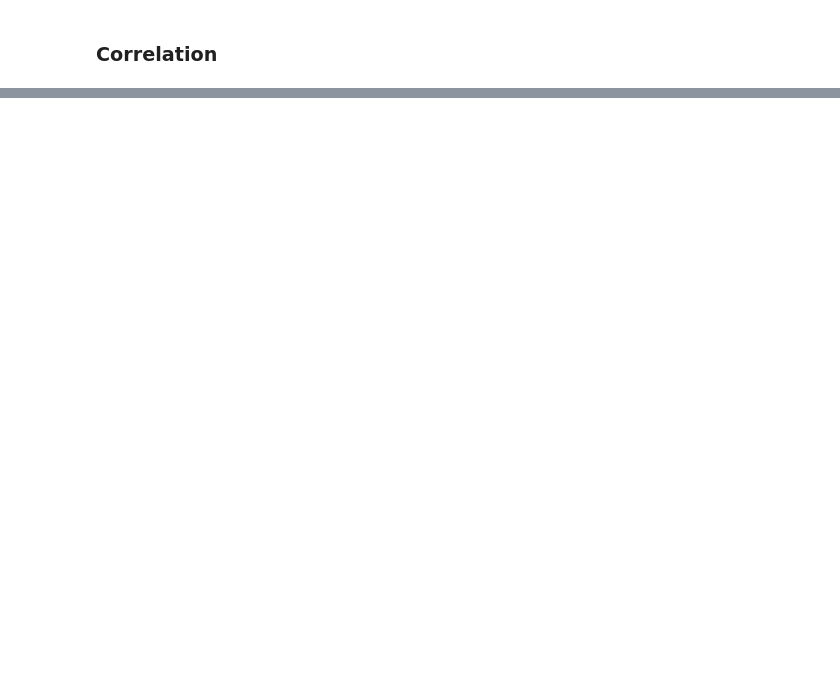
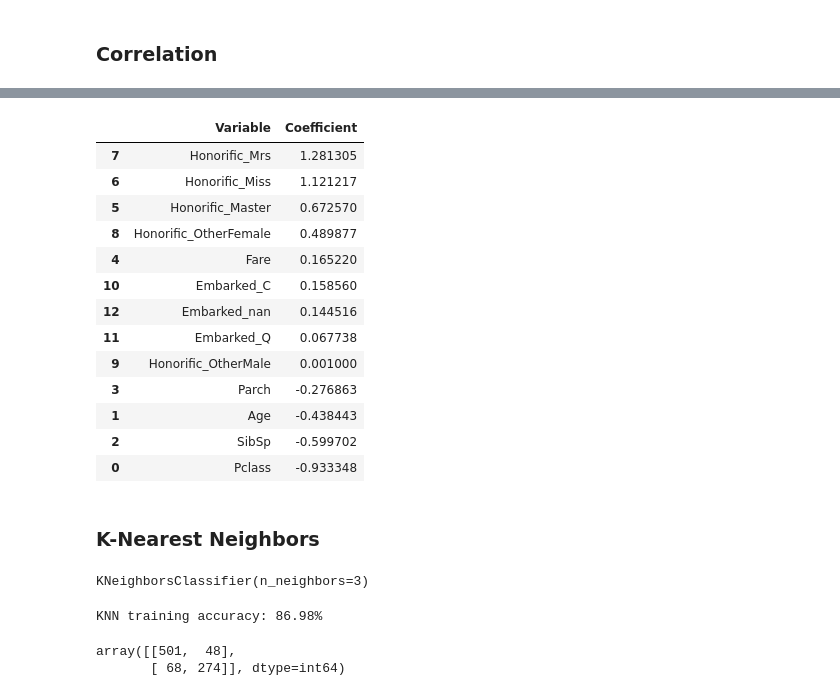
Before and after one commit to ManShunChoong/titanic-survival-prediction, a Jupyter notebook: main.ipynb, the cells around one changed output, grey strips where cells are left out. Drawn from its saved outputs; the diff is of its cells as text; code cells hidden in the pictures; blank space fills up the shorter version.

```diff
--- a/main.ipynb
+++ b/main.ipynb
@@ -827,0 +863,23 @@ dtype: float64
+# %%
+data = {
+    "Variable": column_names,
+    "Coefficient": lr_model.coef_[0]
+}
+df = pd.DataFrame(data)
+
+df.sort_values("Coefficient", ascending=False)
+# %% [output]
+|  | Variable | Coefficient |
+| 7 | Honorific_Mrs | 1.281305 |
+| 6 | Honorific_Miss | 1.121217 |
+| 5 | Honorific_Master | 0.672570 |
+| 8 | Honorific_OtherFemale | 0.489877 |
+| 4 | Fare | 0.165220 |
+| 10 | Embarked_C | 0.158560 |
+| 12 | Embarked_nan | 0.144516 |
+| 11 | Embarked_Q | 0.067738 |
+| 9 | Honorific_OtherMale | 0.001000 |
+| 3 | Parch | -0.276863 |
+| 1 | Age | -0.438443 |
+| 2 | SibSp | -0.599702 |
+| 0 | Pclass | -0.933348 |
@@ -827,0 +890,20 @@ dtype: float64
+# %% [markdown]
+### K-Nearest Neighbors
+# %%
+knn_model = KNeighborsClassifier(n_neighbors=3)
+knn_model.fit(x_train, y_train)
+# %% [output]
+KNeighborsClassifier(n_neighbors=3)
+# %%
+knn_train_accuracy = knn_model.score(x_train, y_train)
+
+print(f"KNN training accuracy: {knn_train_accuracy:.2%}")
+# %% [output]
+KNN training accuracy: 86.98%
+# %%
+y_train_pred = knn_model.predict(x_train)
+
+confusion_matrix(y_train, y_train_pred)
+# %% [output]
+array([[501,  48],
+       [ 68, 274]], dtype=int64)
```
Also changed, not shown: parts of 69 cells of this notebook.
